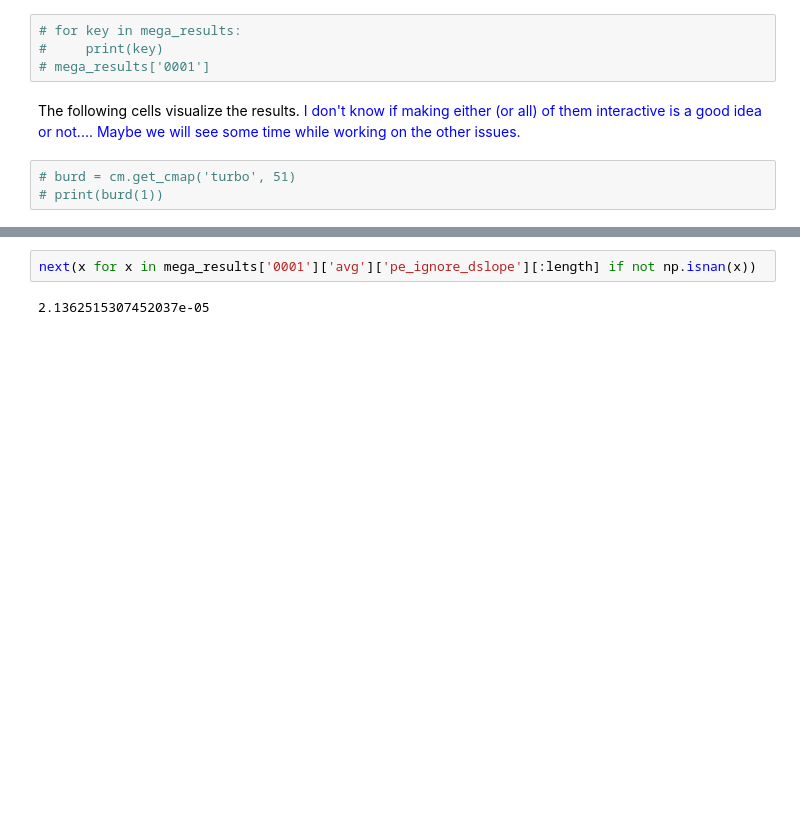
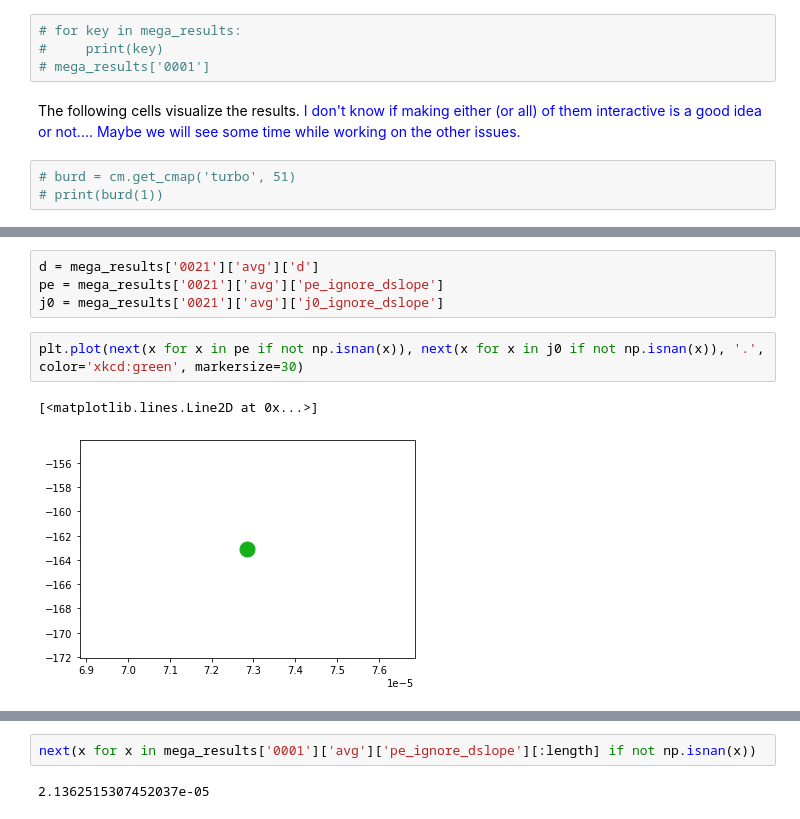
Before and after one commit to whyjz/pejzero, a Jupyter notebook: workflows/Pe-J0-Greenland-MultipleBasins-calc.ipynb, the cells around one changed output, grey strips where cells are left out. Cells and saved outputs as stored; diff of their text form; blank space fills up the shorter version.

Commit message:
Experimenting various plotting schemes

```diff
--- a/workflows/Pe-J0-Greenland-MultipleBasins-calc.ipynb
+++ b/workflows/Pe-J0-Greenland-MultipleBasins-calc.ipynb
@@ -118,3 +142,12 @@ The following cells visualize the results. <font color='blue'>I don't know if ma
+# %%
+d = mega_results['0021']['avg']['d']
+pe = mega_results['0021']['avg']['pe_ignore_dslope']
+j0 = mega_results['0021']['avg']['j0_ignore_dslope']
+# %%
+plt.plot(next(x for x in pe if not np.isnan(x)), next(x for x in j0 if not np.isnan(x)), '.', color='xkcd:green', markersize=30)
+# %% [output]
+[<matplotlib.lines.Line2D at 0x...>]
+[figure, added]
 # %%
 # results
 
```
Also changed, not shown: parts of 9 cells of this notebook, 1 other file.
